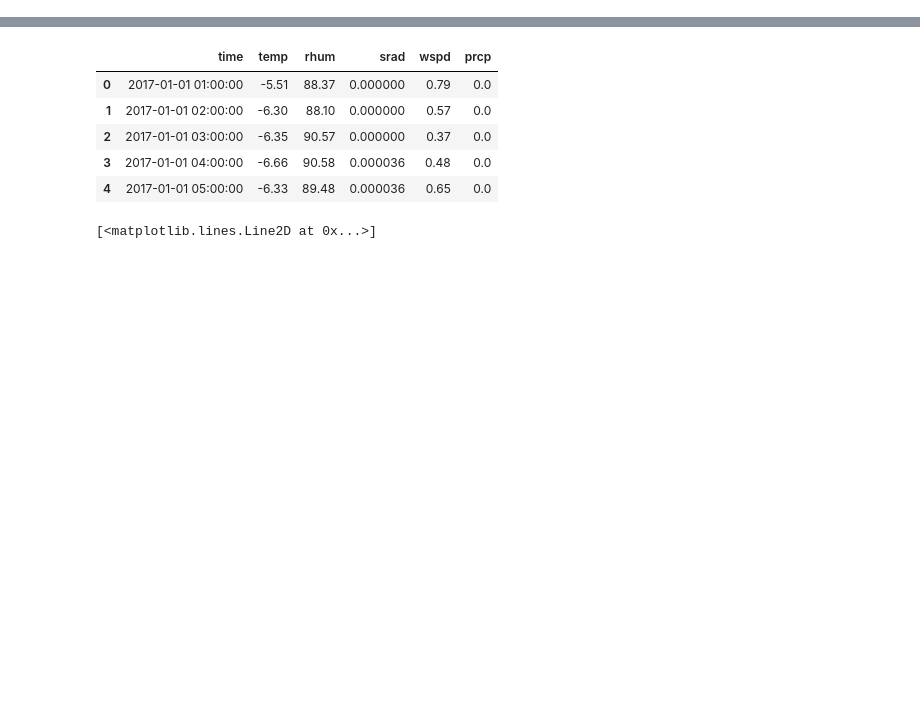
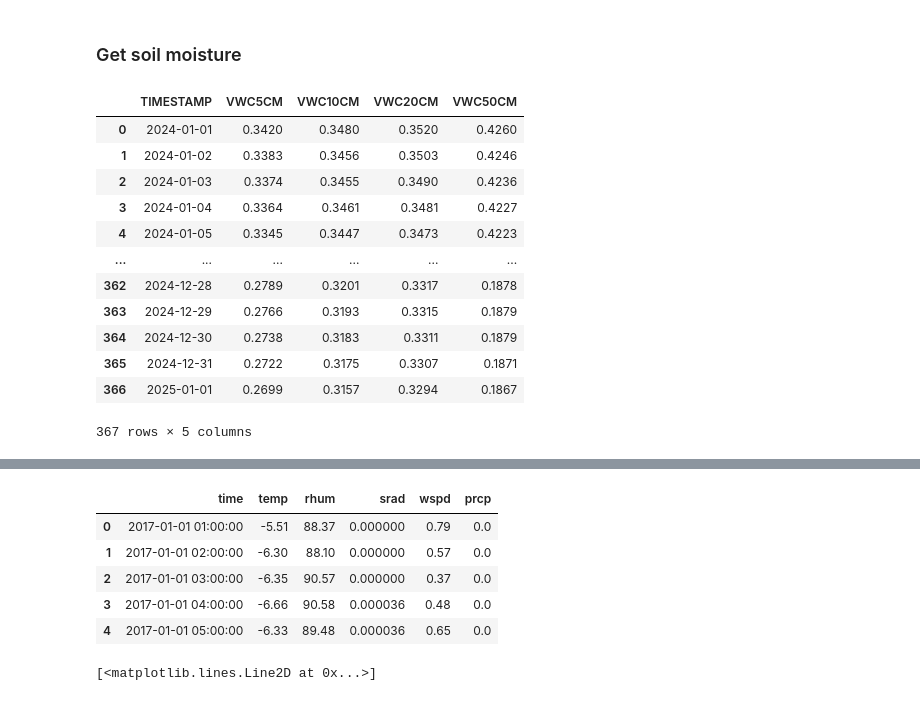
Before and after one commit to soilwater/ksmesopy, a Jupyter notebook: ksmesopy/examples/examples.ipynb, the cells around one changed output, grey strips where cells are left out. Saved outputs shown, nothing was run; the diff lists cells and outputs as text; code cells hidden in the pictures; blank space fills up the shorter version.

```diff
--- a/ksmesopy/examples/examples.ipynb
+++ b/ksmesopy/examples/examples.ipynb
@@ -36,0 +59,2 @@ df = meso.request_data(station,start_date,end_date,interval,variables)
+# %% [markdown]
+### Get soil moisture
@@ -36,0 +71,16 @@ df = meso.request_data(station,start_date,end_date,interval,variables)
+# %%
+ms.calibrate_vwc(df)
+# %% [output]
+|  | TIMESTAMP | VWC5CM | VWC10CM | VWC20CM | VWC50CM |
+| 0 | 2024-01-01 | 0.3420 | 0.3480 | 0.3520 | 0.4260 |
+| 1 | 2024-01-02 | 0.3383 | 0.3456 | 0.3503 | 0.4246 |
+| 2 | 2024-01-03 | 0.3374 | 0.3455 | 0.3490 | 0.4236 |
+| 3 | 2024-01-04 | 0.3364 | 0.3461 | 0.3481 | 0.4227 |
+| 4 | 2024-01-05 | 0.3345 | 0.3447 | 0.3473 | 0.4223 |
+| ... | ... | ... | ... | ... | ... |
+| 362 | 2024-12-28 | 0.2789 | 0.3201 | 0.3317 | 0.1878 |
+| 363 | 2024-12-29 | 0.2766 | 0.3193 | 0.3315 | 0.1879 |
+| 364 | 2024-12-30 | 0.2738 | 0.3183 | 0.3311 | 0.1879 |
+| 365 | 2024-12-31 | 0.2722 | 0.3175 | 0.3307 | 0.1871 |
+| 366 | 2025-01-01 | 0.2699 | 0.3157 | 0.3294 | 0.1867 |
+367 rows × 5 columns
```
Also changed, not shown: parts of 14 cells of this notebook, 4 other files.
